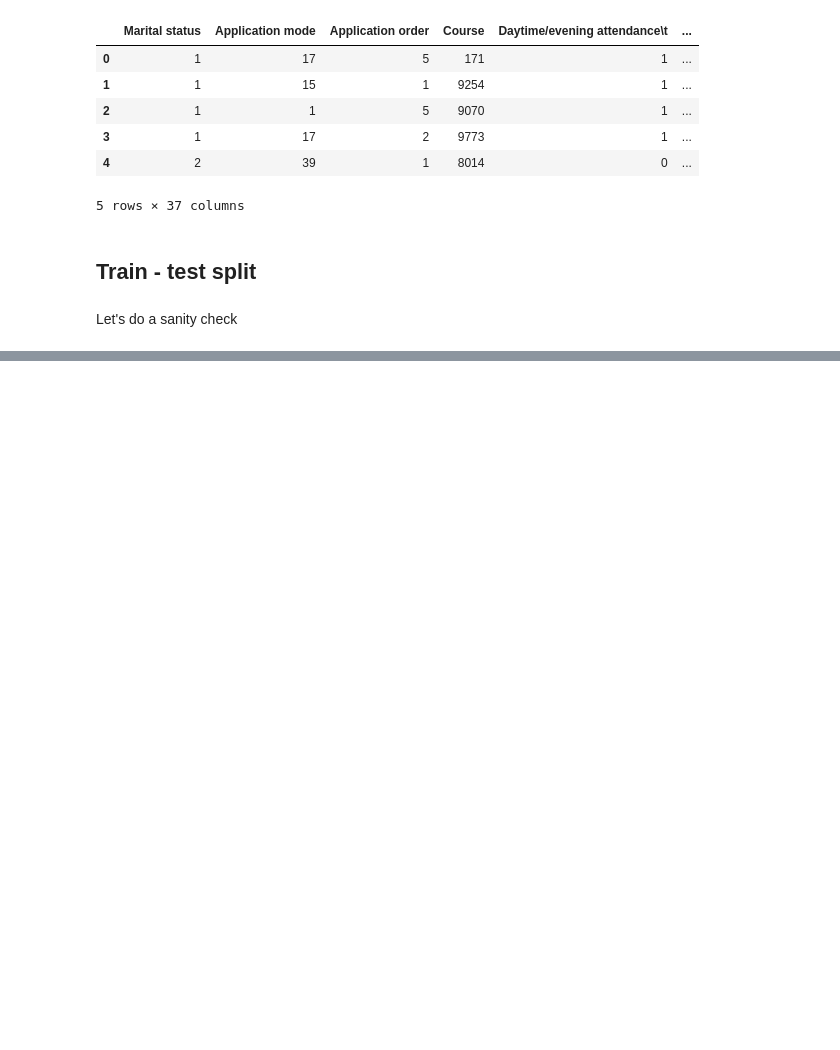
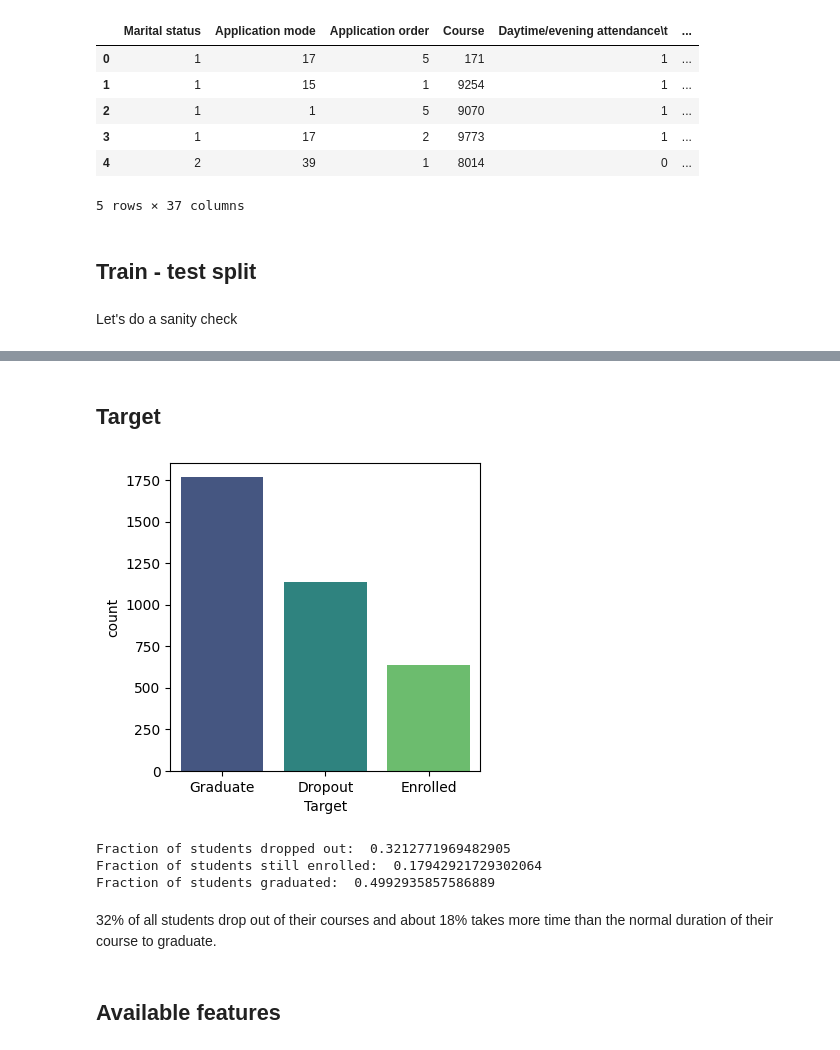
Before and after one commit to esviswajith95/enrollment_status, a Jupyter notebook: notebooks/01-esv-exploratory_data_analysis.ipynb, the cells around one changed output, grey strips where cells are left out. Drawn from its saved outputs; the diff is of its cells as text; code cells hidden in the pictures; blank space fills up the shorter version.

```diff
--- a/notebooks/01-esv-exploratory_data_analysis.ipynb
+++ b/notebooks/01-esv-exploratory_data_analysis.ipynb
@@ -49,0 +52,2 @@ test.to_csv("./../data/1_interim/test.csv", index=False)
+# %%
+train = pd.read_csv("./../data/1_interim/train.csv")
@@ -49,0 +104,12 @@ test.to_csv("./../data/1_interim/test.csv", index=False)
+# %% [markdown]
+## Target
+# %%
+def plot_counts(df, column, figsize = (4, 4)):
+    plt.figure(figsize=figsize)
+    sns.countplot(data=df, x = column, palette='viridis')
+    plt.xlabel(column)
+    plt.show()
+# %%
+plot_counts(train, 'Target')
+# %% [output]
+[figure, added]
@@ -49,0 +120,12 @@ test.to_csv("./../data/1_interim/test.csv", index=False)
+# %%
+print("Fraction of students dropped out: ", dropout_rate)
+print("Fraction of students still enrolled: ", enrolled_rate)
+print("Fraction of students graduated: ", graduation_rate)
+# %% [output]
+Fraction of students dropped out:  0.3212771969482905
+Fraction of students still enrolled:  0.17942921729302064
+Fraction of students graduated:  0.4992935857586889
+# %% [markdown]
+32% of all students drop out of their courses and about 18% takes more time than the normal duration of their course to graduate.
+# %% [markdown]
+## Available features
```
Also changed, not shown: parts of 40 cells of this notebook.
